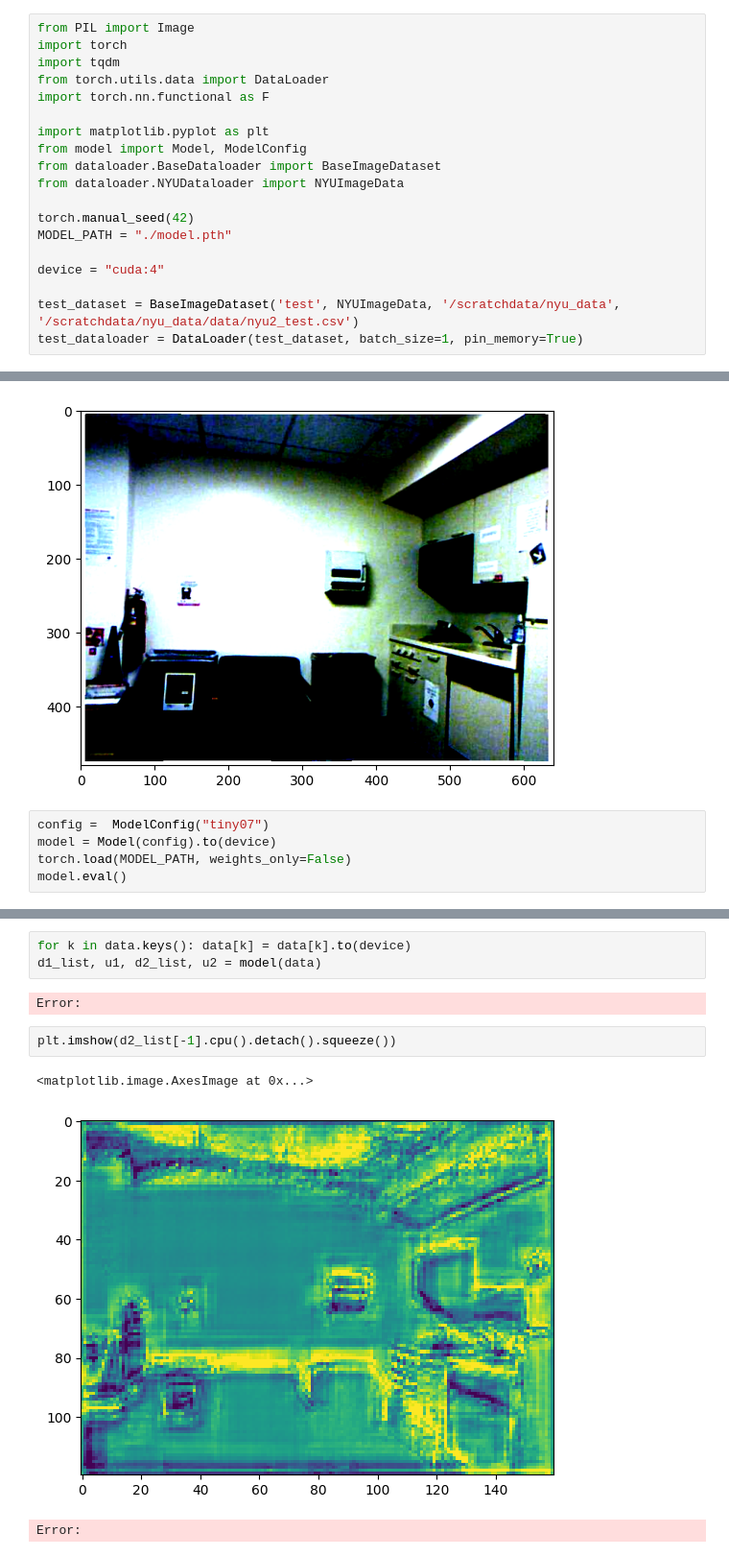
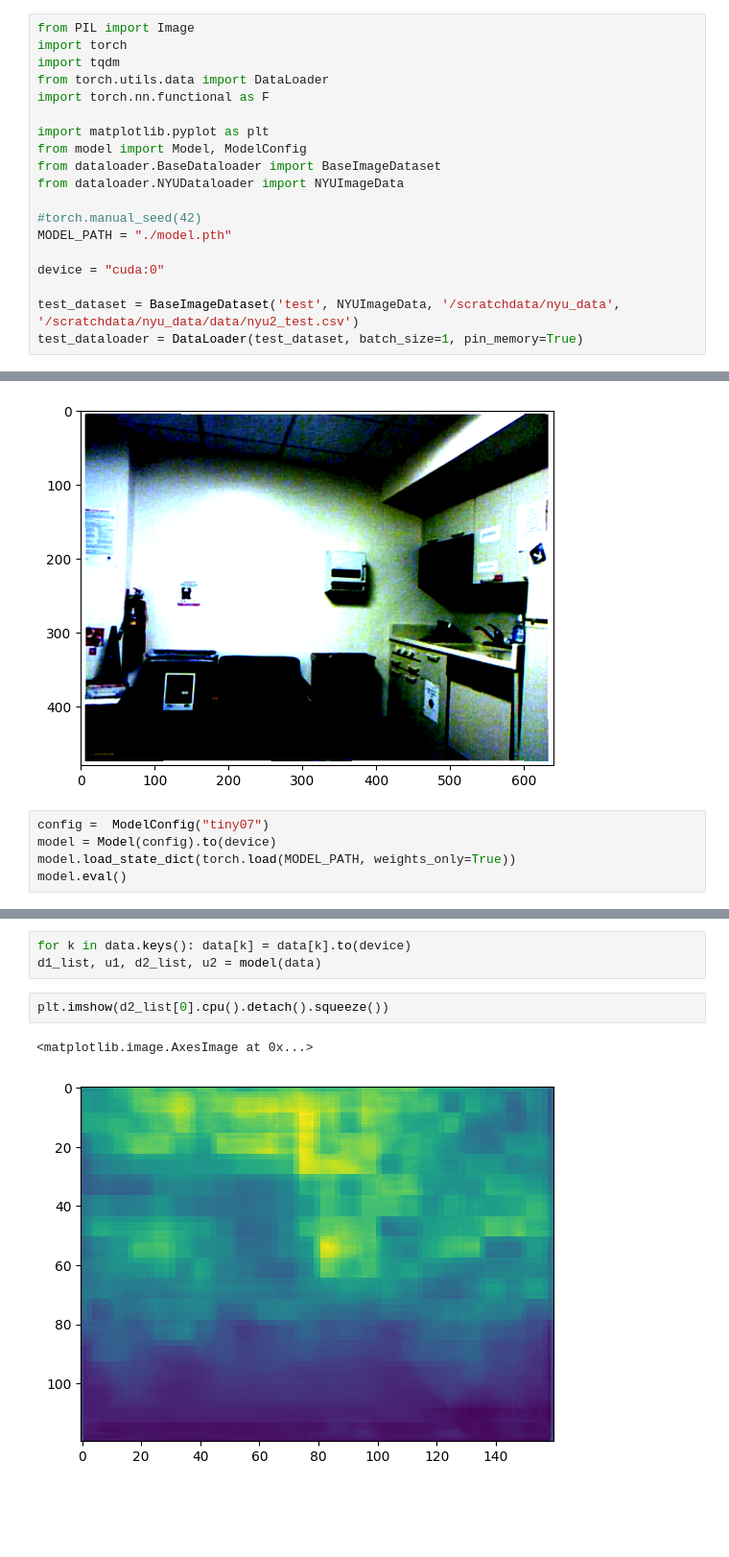
Before and after one commit to tauzn-clock/NDDepth, a Jupyter notebook: src/test.ipynb, the cells around one changed output, grey strips where cells are left out. Shown at 96% size. Drawn from its saved outputs; the diff is of its cells as text; blank space fills up the shorter version.

Commit message:
working model load

```diff
--- a/src/test.ipynb
+++ b/src/test.ipynb
@@ -13,10 +13,10 @@ from model import Model, ModelConfig
 from dataloader.BaseDataloader import BaseImageDataset
 from dataloader.NYUDataloader import NYUImageData
 
-torch.manual_seed(42)
+#torch.manual_seed(42)
 MODEL_PATH = "./model.pth"
 
-device = "cuda:4"
+device = "cuda:0"
 
 test_dataset = BaseImageDataset('test', NYUImageData, '/scratchdata/nyu_data', '/scratchdata/nyu_data/data/nyu2_test.csv')
 test_dataloader = DataLoader(test_dataset, batch_size=1, pin_memory=True)
@@ -31,6 +31,6 @@ Clipping input data to the valid range for imshow with RGB data ([0..1] for floa
 # %%
 config =  ModelConfig("tiny07")
 model = Model(config).to(device)
-torch.load(MODEL_PATH, weights_only=False)
+model.load_state_dict(torch.load(MODEL_PATH, weights_only=True))
 model.eval()
 # %% [output]
@@ -38,11 +54,8 @@ Error:
 # %%
 for k in data.keys(): data[k] = data[k].to(device)
 d1_list, u1, d2_list, u2 = model(data)
-# %% [output]
-Error:
 # %%
-plt.imshow(d2_list[-1].cpu().detach().squeeze())
+plt.imshow(d2_list[0].cpu().detach().squeeze())
 # %% [output]
 <matplotlib.image.AxesImage at 0x...>
-[figure, old version]
+[figure, new version]
-Error:
```
Also changed, not shown: parts of 1 cell of this notebook.
